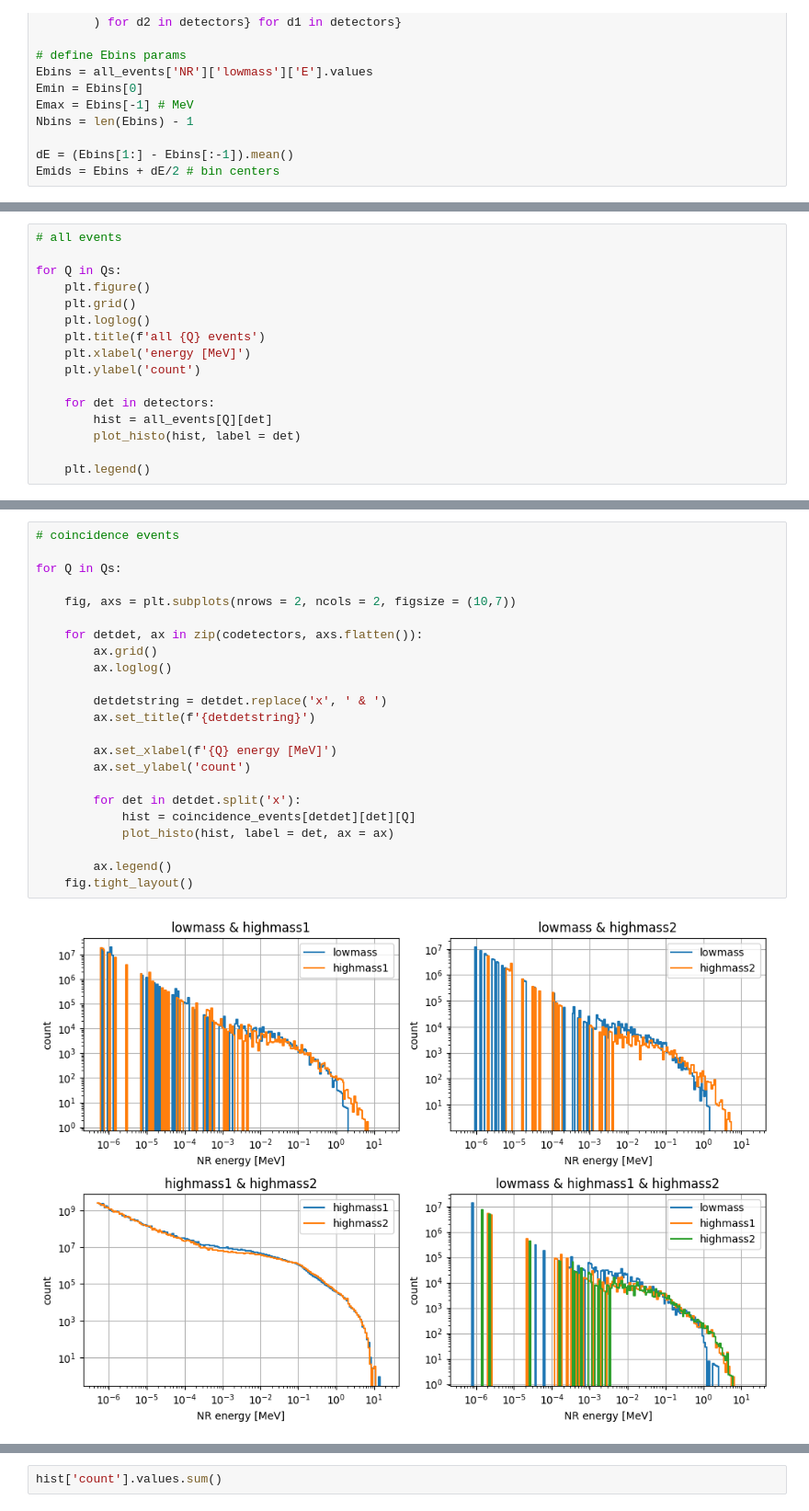
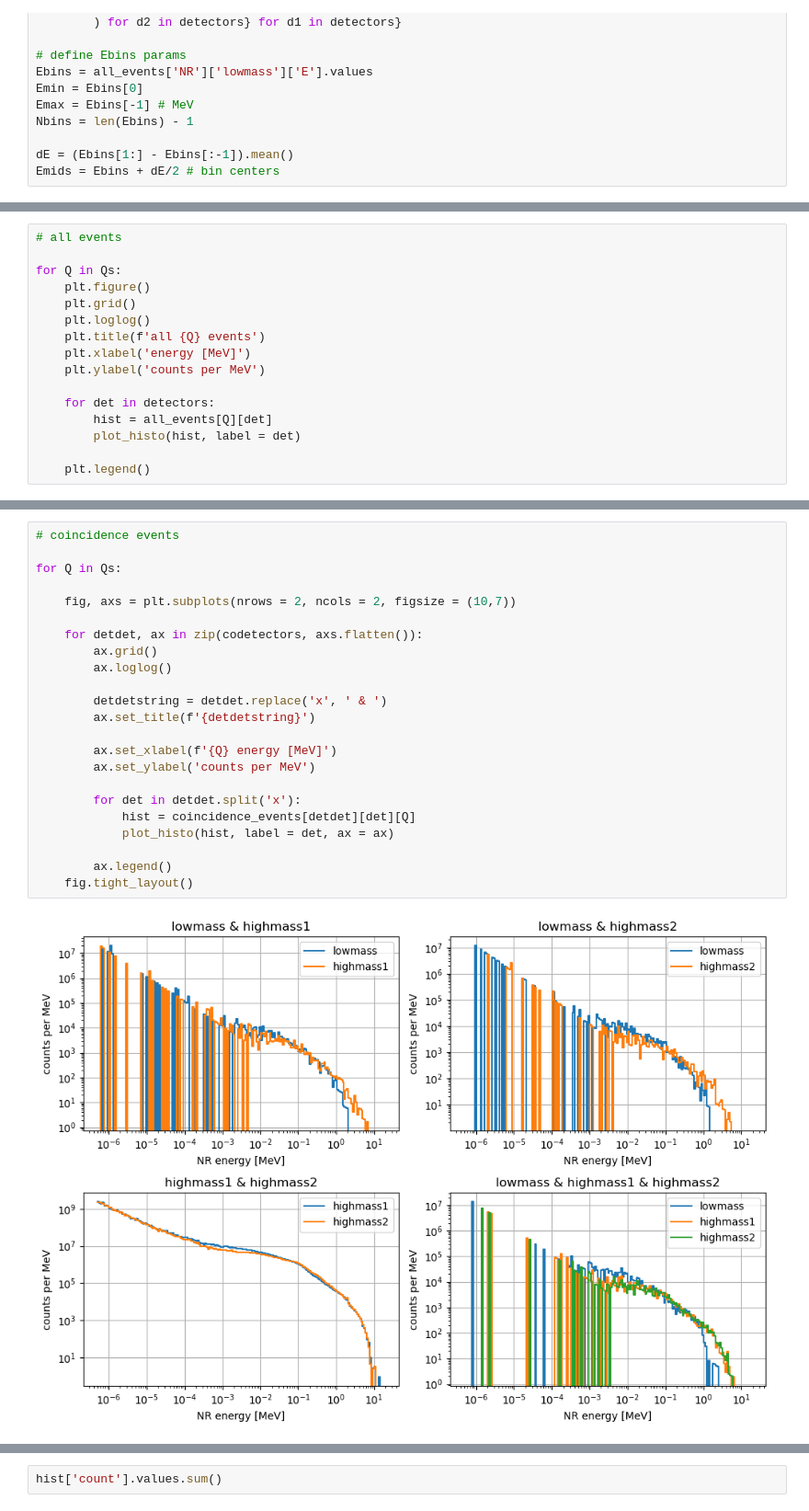
Before and after one commit to tamu-edu/doublecap, a Jupyter notebook: analysis/plot_histograms.ipynb, the cells around one changed output, grey strips where cells are left out. Shown: that part at 92% size. Drawn from its saved outputs; the diff is of its cells as text.

```diff
--- a/analysis/plot_histograms.ipynb
+++ b/analysis/plot_histograms.ipynb
@@ -63,7 +74,7 @@ for Q in Qs:
     plt.loglog()
     plt.title(f'all {Q} events')
     plt.xlabel('energy [MeV]')
-    plt.ylabel('count')
+    plt.ylabel('counts per MeV')
 
     for det in detectors:
         hist = all_events[Q][det]
@@ -78,25 +89,25 @@ for Q in Qs:
 # %%
 # coincidence events
 
 for Q in Qs:
 
     fig, axs = plt.subplots(nrows = 2, ncols = 2, figsize = (10,7))
 
     for detdet, ax in zip(codetectors, axs.flatten()):
         ax.grid()
         ax.loglog()
 
         detdetstring = detdet.replace('x', ' & ')
         ax.set_title(f'{detdetstring}')
 
         ax.set_xlabel(f'{Q} energy [MeV]')
-        ax.set_ylabel('count')
+        ax.set_ylabel('counts per MeV')
 
         for det in detdet.split('x'):
             hist = coincidence_events[detdet][det][Q]
             plot_histo(hist, label = det, ax = ax)
 
         ax.legend()
     fig.tight_layout()
 # %% [output]
-[figure, old version]
+[figure, new version]
```
Also changed, not shown: parts of 6 cells of this notebook.
